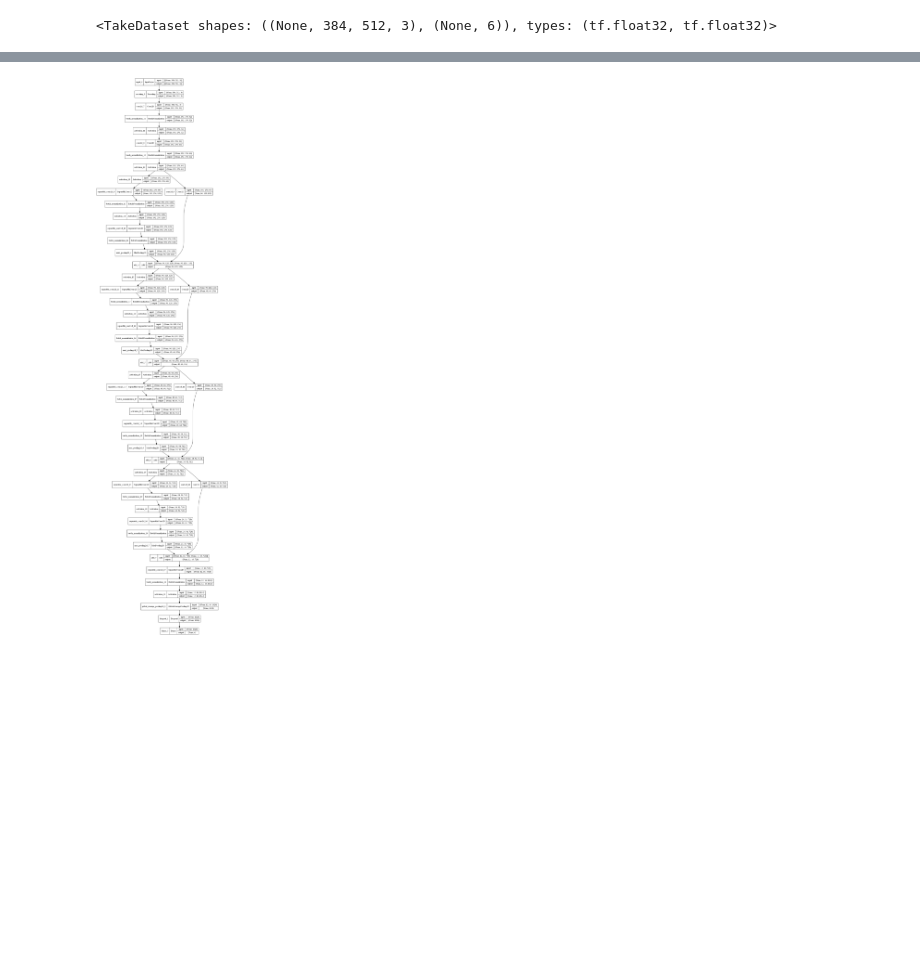
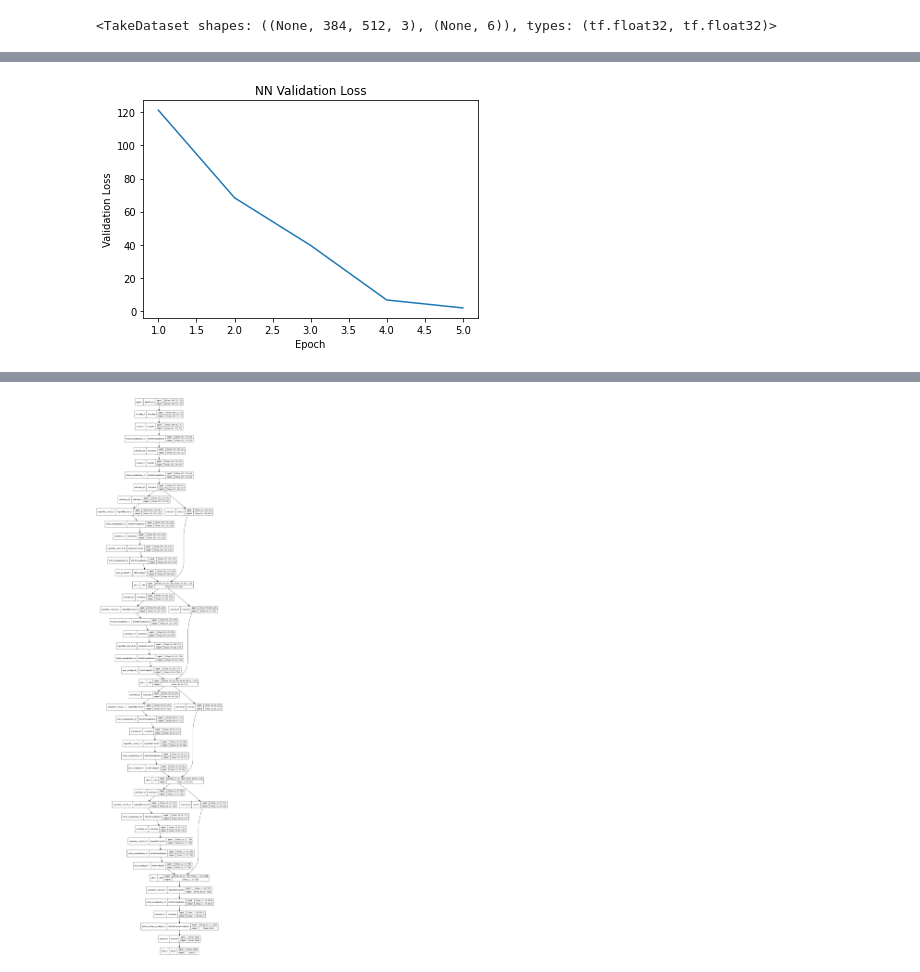
Before and after one commit to Farooq-azam-khan/cps803-course-project, a Jupyter notebook: notebooks/3 - neural network.ipynb, the cells around one changed output, grey strips where cells are left out. Cells and saved outputs as stored; diff of their text form; code cells hidden in the pictures; blank space fills up the shorter version.

Commit message:
Plotting and training initial run (5 epochs)

```diff
--- a/notebooks/3 - neural network.ipynb
+++ b/notebooks/3 - neural network.ipynb
@@ -160,14 +176,14 @@ keras.utils.plot_model(model, show_shapes=True)
 # %%
-epochs = 50
+epochs = 5
 
 callbacks = [
     keras.callbacks.ModelCheckpoint("save_at_{epoch}.h5"),
 ]
 model.compile(
     optimizer=keras.optimizers.Adam(1e-3),
-    loss="sparse_categorical_crossentropy",
+    loss="categorical_crossentropy",
     metrics=["accuracy"],
 )
-model.fit(
+history = model.fit(
     train_ds, epochs=epochs, callbacks=callbacks, validation_data=val_ds,
 )
@@ -173,0 +224,10 @@ model.fit(
+# %%
+import matplotlib.pyplot as plt
+
+plt.title('NN Validation Loss')
+plt.xlabel('Epoch')
+plt.ylabel('Validation Loss')
+plt.plot(range(1, 6), history.history['val_loss'])
+plt.savefig('./plots/nn_val_loss.jpeg')
+# %% [output]
+[figure, added]
```
Also changed, not shown: parts of 6 cells of this notebook, 3 other files.
